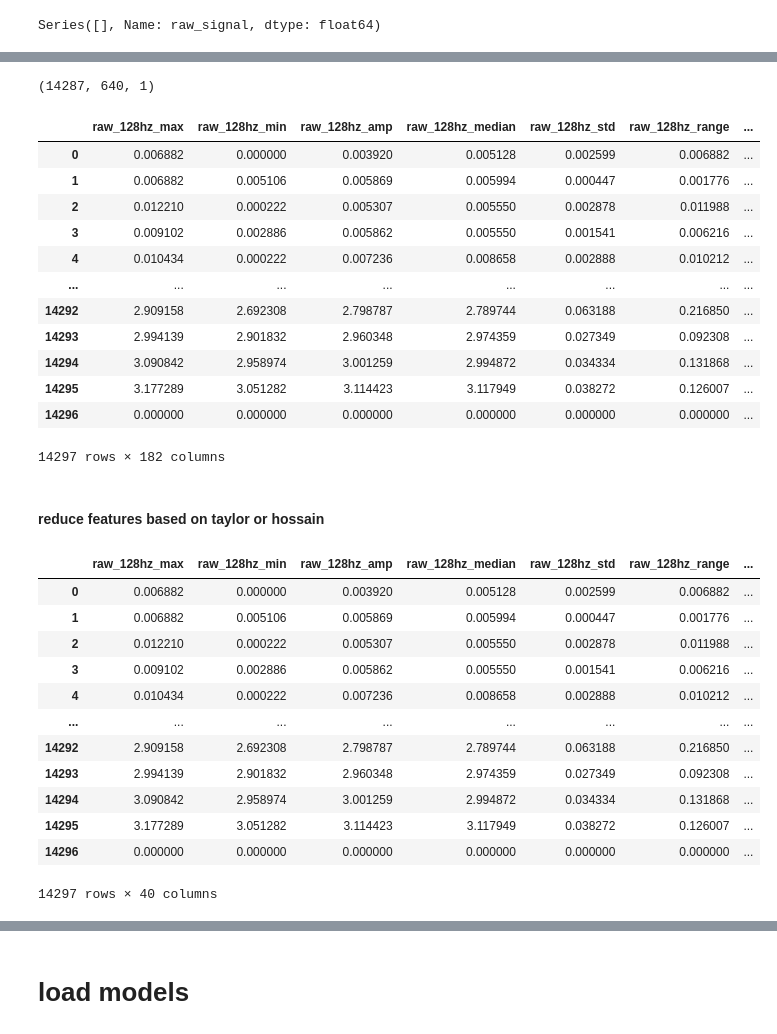
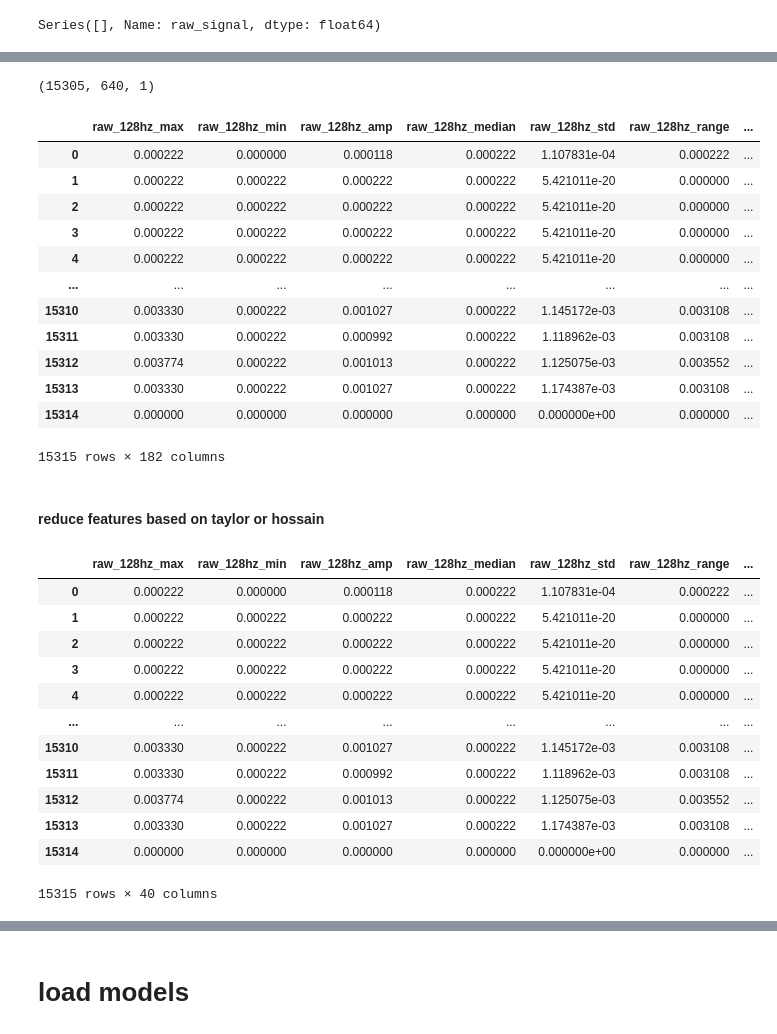
Before and after one commit to 08Aristodemus24/thesis-writing-1, a Jupyter notebook: server-side/modelling/experiementation.ipynb, the cells around one changed output, grey strips where cells are left out. Saved outputs shown, nothing was run; the diff lists cells and outputs as text; code cells hidden in the pictures.

```diff
--- a/server-side/modelling/experiementation.ipynb
+++ b/server-side/modelling/experiementation.ipynb
@@ -4934,7 +4895,7 @@ def automatic_EDA_correct(df, model, estimator_name, selector_config, freq_signa
 
     return res_df, dict_metrics
 # %%
-ukudab_eda_df = pd.read_csv('./data/Electrodermal Activity artifact correction BEnchmark (EDABE)/Test/ukudab_expert2.csv', sep=';')
-ukudab_eda_df
+pqbqpr_eda_df = pd.read_csv('./data/Electrodermal Activity artifact correction BEnchmark (EDABE)/Test/pqbqpr_expert2.csv', sep=';')
+pqbqpr_eda_df
 # %% [output]
 |  | time | rawdata | cleandata | binarytarget | signal_automatic | PredArtifacts | PostProcessedPredArtifacts |
@@ -4953,11 +4914,11 @@ ukudab_eda_df
 # %%
-ukudab_eda_df.rename(columns={
+pqbqpr_eda_df.rename(columns={
     'rawdata': 'raw_signal',
     'cleandata': 'clean_signal',
     'binarytarget': 'label',
     'signal_automatic': 'auto_signal',
     'PredArtifacts': 'pred_art',
     'PostProcessedPredArtifacts': 'post_proc_pred_art'}, inplace=True)
-ukudab_eda_df
+pqbqpr_eda_df
 # %% [output]
 |  | time | raw_signal | clean_signal | label | auto_signal | pred_art | post_proc_pred_art |
@@ -4987,6 +4948,6 @@ ukudab_eda_df['raw_signal'][ukudab_eda_df['raw_signal'] < 0]
 # %% [output]
 Series([], Name: raw_signal, dtype: float64)
 # %%
-test_X_dl, test_Y_dl = charge_raw_data(ukudab_eda_df, x_col='raw_signal', target_size_frames=64)
-test_X_ml, test_Y_ml = extract_features(ukudab_eda_df)
+test_X_dl, test_Y_dl = charge_raw_data(pqbqpr_eda_df, x_col='raw_signal', target_size_frames=64)
+test_X_ml, test_Y_ml = extract_features(pqbqpr_eda_df)
 # %% [output]
@@ -5017,43 +5080,42 @@ KeyboardInterrupt:
 # %%
 test_X_dl.shape
 # %% [output]
-(14287, 640, 1)
+(15305, 640, 1)
 # %%
 test_X_ml
 # %% [output]
 |  | raw_128hz_max | raw_128hz_min | raw_128hz_amp | raw_128hz_median | raw_128hz_std | raw_128hz_range | ... |
-| 0 | 0.006882 | 0.000000 | 0.003920 | 0.005128 | 0.002599 | 0.006882 | ... |
-| 1 | 0.006882 | 0.005106 | 0.005869 | 0.005994 | 0.000447 | 0.001776 | ... |
-| 2 | 0.012210 | 0.000222 | 0.005307 | 0.005550 | 0.002878 | 0.011988 | ... |
-| 3 | 0.009102 | 0.002886 | 0.005862 | 0.005550 | 0.001541 | 0.006216 | ... |
-| 4 | 0.010434 | 0.000222 | 0.007236 | 0.008658 | 0.002888 | 0.010212 | ... |
+| 0 | 0.000222 | 0.000000 | 0.000118 | 0.000222 | 1.107831e-04 | 0.000222 | ... |
+| 1 | 0.000222 | 0.000222 | 0.000222 | 0.000222 | 5.421011e-20 | 0.000000 | ... |
+| 2 | 0.000222 | 0.000222 | 0.000222 | 0.000222 | 5.421011e-20 | 0.000000 | ... |
+| 3 | 0.000222 | 0.000222 | 0.000222 | 0.000222 | 5.421011e-20 | 0.000000 | ... |
+| 4 | 0.000222 | 0.000222 | 0.000222 | 0.000222 | 5.421011e-20 | 0.000000 | ... |
 | ... | ... | ... | ... | ... | ... | ... | ... |
-| 14292 | 2.909158 | 2.692308 | 2.798787 | 2.789744 | 0.063188 | 0.216850 | ... |
-| 14293 | 2.994139 | 2.901832 | 2.960348 | 2.974359 | 0.027349 | 0.092308 | ... |
-| 14294 | 3.090842 | 2.958974 | 3.001259 | 2.994872 | 0.034334 | 0.131868 | ... |
-| 14295 | 3.177289 | 3.051282 | 3.114423 | 3.117949 | 0.038272 | 0.126007 | ... |
-| 14296 | 0.000000 | 0.000000 | 0.000000 | 0.000000 | 0.000000 | 0.000000 | ... |
+| 15310 | 0.003330 | 0.000222 | 0.001027 | 0.000222 | 1.145172e-03 | 0.003108 | ... |
+| 15311 | 0.003330 | 0.000222 | 0.000992 | 0.000222 | 1.118962e-03 | 0.003108 | ... |
+| 15312 | 0.003774 | 0.000222 | 0.001013 | 0.000222 | 1.125075e-03 | 0.003552 | ... |
+| 15313 | 0.003330 | 0.000222 | 0.001027 | 0.000222 | 1.174387e-03 | 0.003108 | ... |
+| 15314 | 0.000000 | 0.000000 | 0.000000 | 0.000000 | 0.000000e+00 | 0.000000 | ... |
-14297 rows × 182 columns
+15315 rows × 182 columns
 # %% [markdown]
 #### reduce features based on taylor or hossain
 # %%
 # if features have already been saved load it
-hossain_svm_feats = load_lookup_array(f'./data/Artifact Detection Data/reduced_hossain_svm_feature_set.txt')
-taylor_svm_feats = load_lookup_array(f'./data/Artifact Detection Data/reduced_taylor_svm_feature_set.txt')
+hossain_lr_feats = load_lookup_array(f'./data/Artifact Detection Data/reduced_hossain_lr_feature_set.txt')
 # %%
-test_X_hossain = test_X_ml[hossain_svm_feats]
+test_X_hossain = test_X_ml[hossain_lr_feats]
 test_X_hossain
 # %% [output]
 |  | raw_128hz_max | raw_128hz_min | raw_128hz_amp | raw_128hz_median | raw_128hz_std | raw_128hz_range | ... |
-| 0 | 0.006882 | 0.000000 | 0.003920 | 0.005128 | 0.002599 | 0.006882 | ... |
-| 1 | 0.006882 | 0.005106 | 0.005869 | 0.005994 | 0.000447 | 0.001776 | ... |
-| 2 | 0.012210 | 0.000222 | 0.005307 | 0.005550 | 0.002878 | 0.011988 | ... |
-| 3 | 0.009102 | 0.002886 | 0.005862 | 0.005550 | 0.001541 | 0.006216 | ... |
-| 4 | 0.010434 | 0.000222 | 0.007236 | 0.008658 | 0.002888 | 0.010212 | ... |
+| 0 | 0.000222 | 0.000000 | 0.000118 | 0.000222 | 1.107831e-04 | 0.000222 | ... |
+| 1 | 0.000222 | 0.000222 | 0.000222 | 0.000222 | 5.421011e-20 | 0.000000 | ... |
+| 2 | 0.000222 | 0.000222 | 0.000222 | 0.000222 | 5.421011e-20 | 0.000000 | ... |
+| 3 | 0.000222 | 0.000222 | 0.000222 | 0.000222 | 5.421011e-20 | 0.000000 | ... |
+| 4 | 0.000222 | 0.000222 | 0.000222 | 0.000222 | 5.421011e-20 | 0.000000 | ... |
 | ... | ... | ... | ... | ... | ... | ... | ... |
-| 14292 | 2.909158 | 2.692308 | 2.798787 | 2.789744 | 0.063188 | 0.216850 | ... |
-| 14293 | 2.994139 | 2.901832 | 2.960348 | 2.974359 | 0.027349 | 0.092308 | ... |
-| 14294 | 3.090842 | 2.958974 | 3.001259 | 2.994872 | 0.034334 | 0.131868 | ... |
-| 14295 | 3.177289 | 3.051282 | 3.114423 | 3.117949 | 0.038272 | 0.126007 | ... |
-| 14296 | 0.000000 | 0.000000 | 0.000000 | 0.000000 | 0.000000 | 0.000000 | ... |
+| 15310 | 0.003330 | 0.000222 | 0.001027 | 0.000222 | 1.145172e-03 | 0.003108 | ... |
+| 15311 | 0.003330 | 0.000222 | 0.000992 | 0.000222 | 1.118962e-03 | 0.003108 | ... |
+| 15312 | 0.003774 | 0.000222 | 0.001013 | 0.000222 | 1.125075e-03 | 0.003552 | ... |
+| 15313 | 0.003330 | 0.000222 | 0.001027 | 0.000222 | 1.174387e-03 | 0.003108 | ... |
+| 15314 | 0.000000 | 0.000000 | 0.000000 | 0.000000 | 0.000000e+00 | 0.000000 | ... |
-14297 rows × 40 columns
+15315 rows × 40 columns
```
Also changed, not shown: parts of 35 cells of this notebook, 2 other files.
